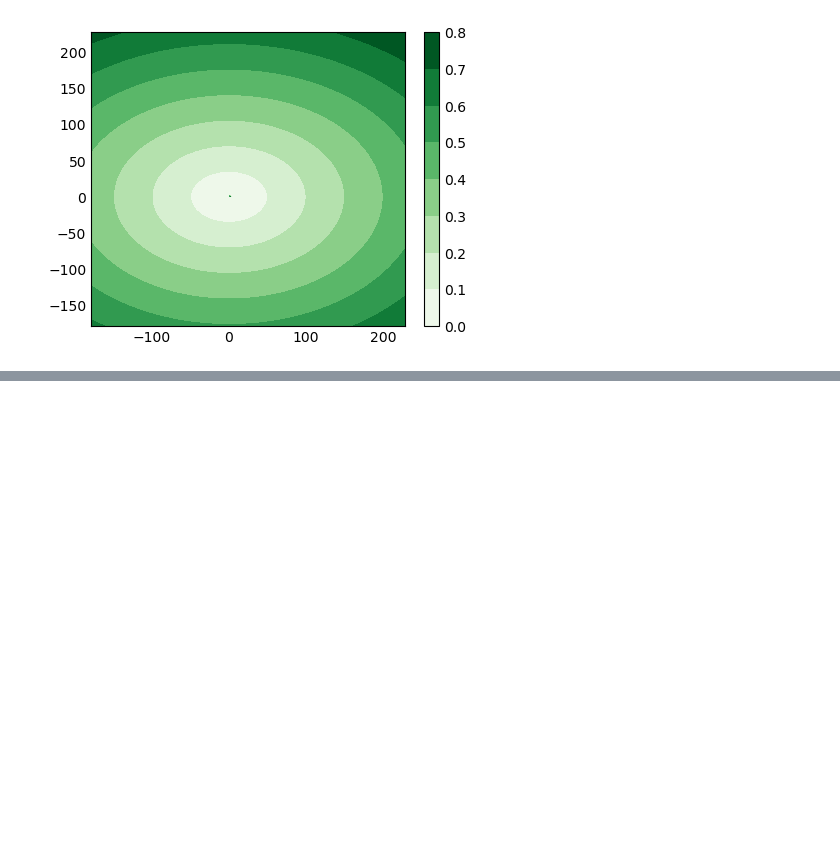
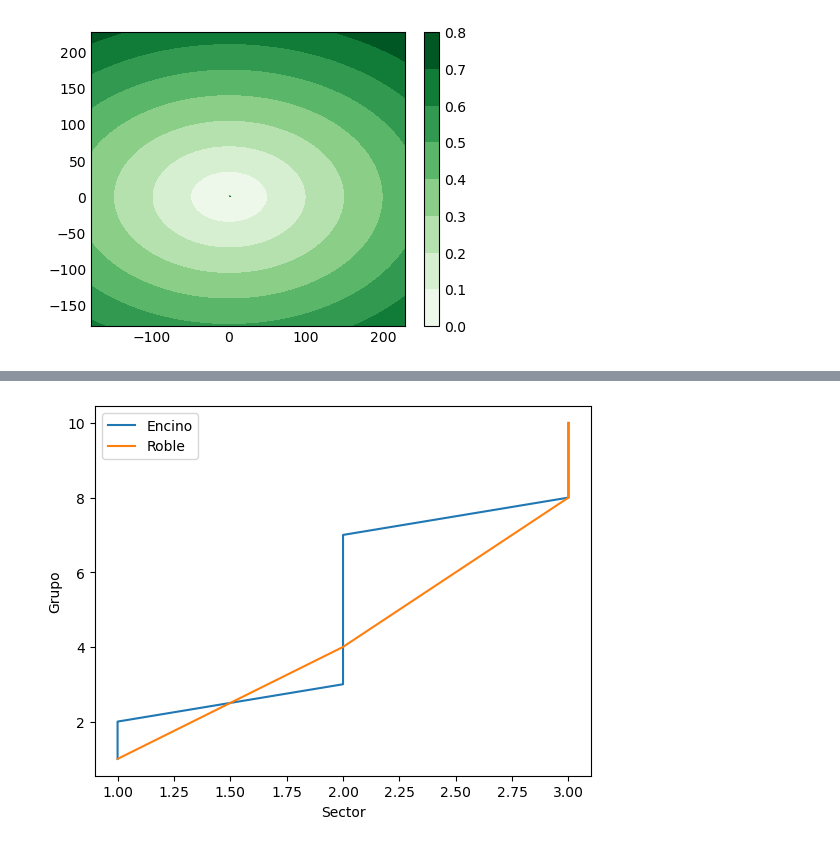
Before and after one commit to MetricForestTeam/MetricForest, a Jupyter notebook: Fuente de datos.ipynb, the cells around one changed output, grey strips where cells are left out. Cells and saved outputs as stored; diff of their text form; code cells hidden in the pictures; blank space fills up the shorter version.

```diff
--- a/Fuente de datos.ipynb
+++ b/Fuente de datos.ipynb
@@ -129,0 +211,9 @@ plt.show()
+# %%
+plt.plot(Encino.Sector, Encino.Grupo/1)
+plt.plot(Roble.Sector, Roble.Grupo/1)
+plt.legend(["Encino", "Roble"])
+plt.xlabel("Sector")
+plt.ylabel("Grupo")
+plt.show()
+# %% [output]
+[figure, added]
```
Also changed, not shown: parts of 9 cells of this notebook.
